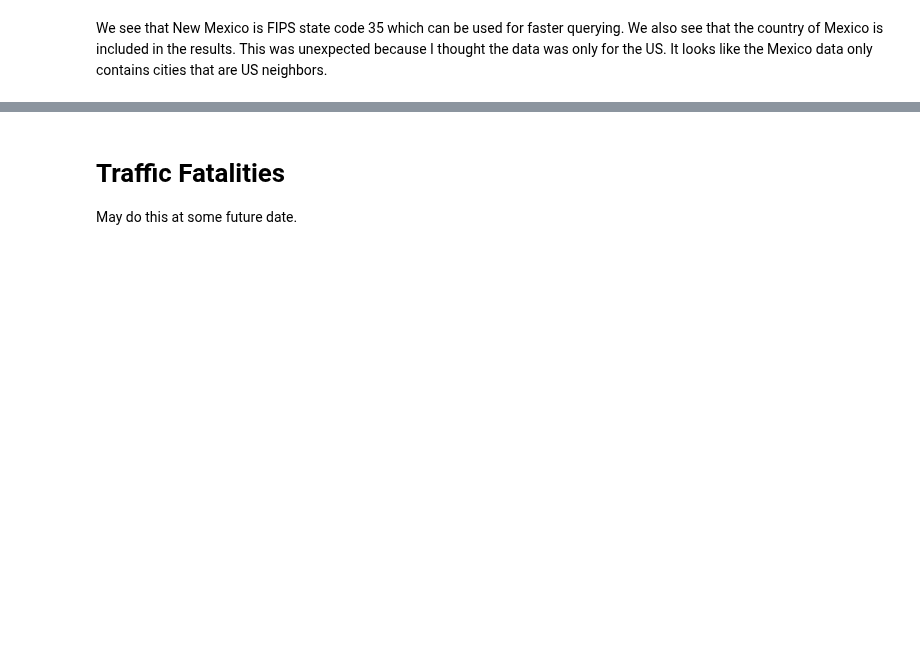
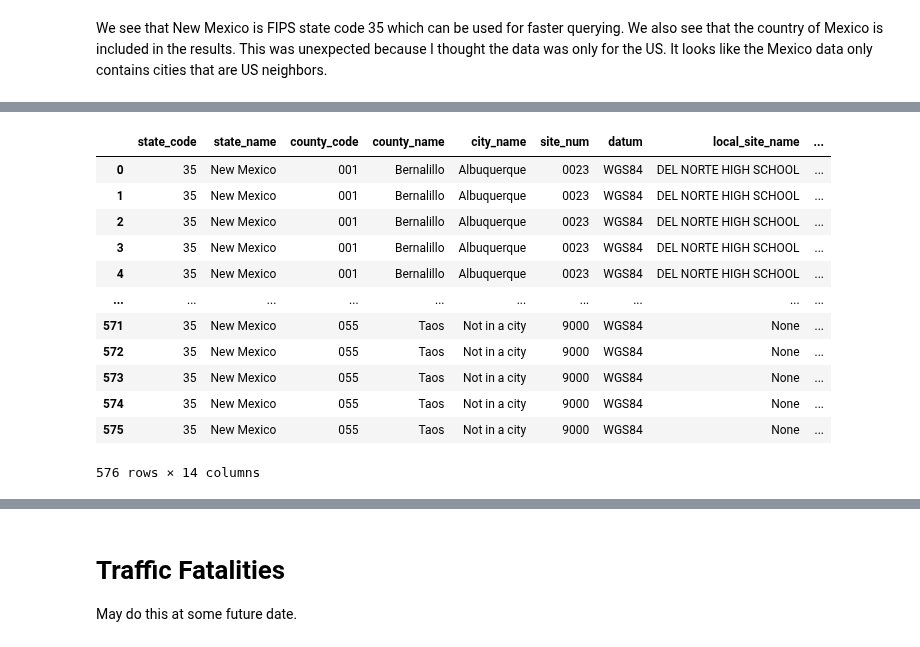
Before and after one commit to cfcastillo/DS-6-Notebooks, a Jupyter notebook: Project_5_Notebook_cfc.ipynb, the cells around one changed output, grey strips where cells are left out. Saved outputs shown, nothing was run; the diff lists cells and outputs as text; code cells hidden in the pictures; blank space fills up the shorter version.

```diff
--- a/Project_5_Notebook_cfc.ipynb
+++ b/Project_5_Notebook_cfc.ipynb
@@ -583,0 +702,31 @@ We see that New Mexico is FIPS state code 35 which can be used for faster queryi
+# %%
+# Union tables together lining up same column names
+query = subquery + f'''
+SELECT state_code, state_name, county_code, county_name, city_name, site_num, datum,
+  local_site_name, the_year, the_month, parameter_code, parameter_name, units_of_measure,
+  average_max_value
+FROM co_monthly_sum
+UNION ALL
+SELECT state_code, state_name, county_code, county_name, city_name, site_num, datum,
+  local_site_name, the_year, the_month, parameter_code, parameter_name, units_of_measure,
+  average_max_value
+FROM hap_monthly_sum
+ORDER BY state_code, county_code, site_num, datum, the_year, the_month, parameter_code
+'''
+
+df = client.query(query).to_dataframe()
+df
+# %% [output]
+|  | state_code | state_name | county_code | county_name | city_name | site_num | datum | local_site_name | ... |
+| 0 | 35 | New Mexico | 001 | Bernalillo | Albuquerque | 0023 | WGS84 | DEL NORTE HIGH SCHOOL | ... |
+| 1 | 35 | New Mexico | 001 | Bernalillo | Albuquerque | 0023 | WGS84 | DEL NORTE HIGH SCHOOL | ... |
+| 2 | 35 | New Mexico | 001 | Bernalillo | Albuquerque | 0023 | WGS84 | DEL NORTE HIGH SCHOOL | ... |
+| 3 | 35 | New Mexico | 001 | Bernalillo | Albuquerque | 0023 | WGS84 | DEL NORTE HIGH SCHOOL | ... |
+| 4 | 35 | New Mexico | 001 | Bernalillo | Albuquerque | 0023 | WGS84 | DEL NORTE HIGH SCHOOL | ... |
+| ... | ... | ... | ... | ... | ... | ... | ... | ... | ... |
+| 571 | 35 | New Mexico | 055 | Taos | Not in a city | 9000 | WGS84 | None | ... |
+| 572 | 35 | New Mexico | 055 | Taos | Not in a city | 9000 | WGS84 | None | ... |
+| 573 | 35 | New Mexico | 055 | Taos | Not in a city | 9000 | WGS84 | None | ... |
+| 574 | 35 | New Mexico | 055 | Taos | Not in a city | 9000 | WGS84 | None | ... |
+| 575 | 35 | New Mexico | 055 | Taos | Not in a city | 9000 | WGS84 | None | ... |
+576 rows × 14 columns
```
Also changed, not shown: parts of 28 cells of this notebook.
